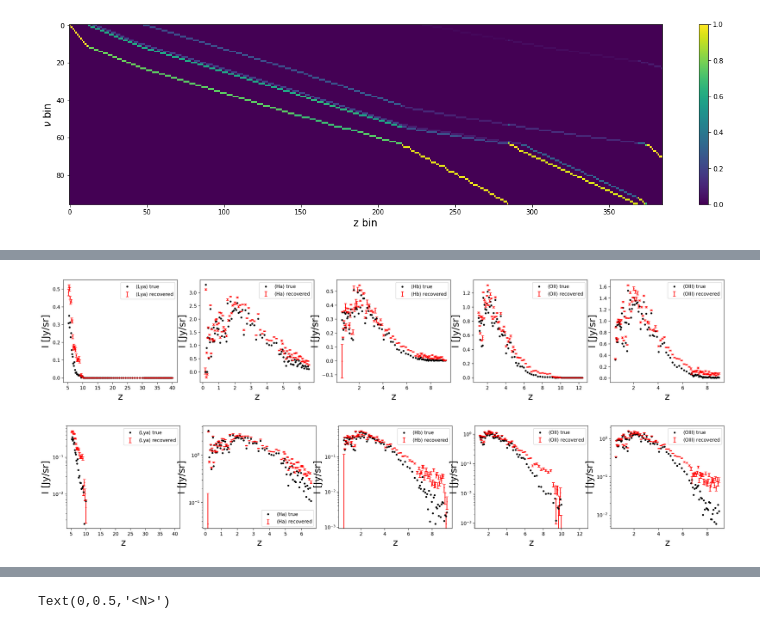
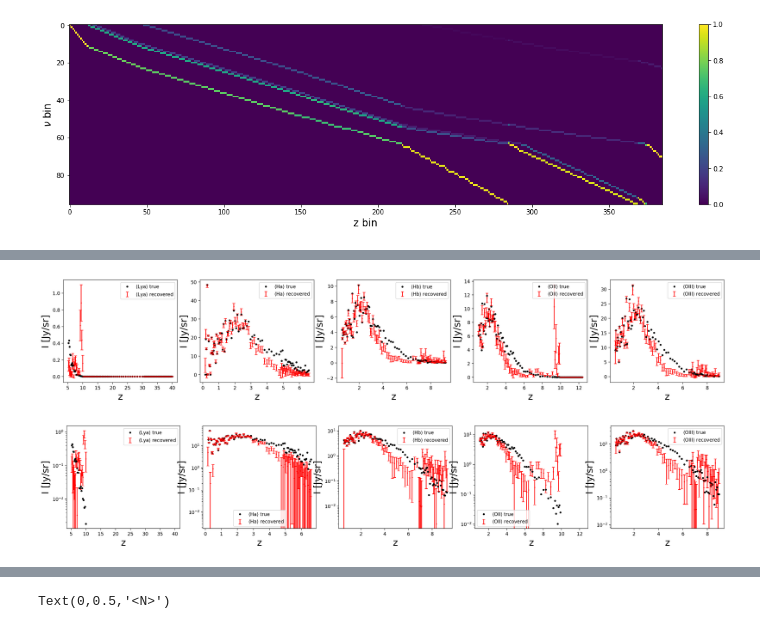
Before and after one commit to yuntingcheng/sim_cii, a Jupyter notebook: sparse_F17.ipynb, the cells around one changed output, grey strips where cells are left out. Drawn from its saved outputs; the diff is of its cells as text; code cells hidden in the pictures.

Commit message:
sparse B17

```diff
--- a/sparse_F17.ipynb
+++ b/sparse_F17.ipynb
@@ -2,14 +2,16 @@
 from sparse_tools_F17 import *
 from survey_params import *
 
-survey_param = spherex_param()
-dth = survey_param.dth
-nu_binedges = survey_param.nu_binedges
-nu_bins = survey_param.nu_bins
+model = 'F17'
+
+sphx_par = spherex_param()
+dth = sphx_par.dth
+nu_binedges = sphx_par.nu_binedges
+nu_bins = sphx_par.nu_bins
 line_use = ['Lya', 'Ha', 'Hb', 'OII', 'OIII']
 
 A, I_norm, z_coords, N_nu, N_z, z_coords_all, z_idx, I_coords_all \
-= sparse_dict(dth, nu_binedges, line_use)
+= sparse_dict(dth, nu_binedges, line_use, model = model)
 # %%
 #
 plt.figure(figsize=(20,5))
@@ -104,18 +106,26 @@ for j in range(len(line_targ_vec)):
 # %%
 N_lc = 1000
 line_targ_vec = line_use
-alpha = 0.01
-sigI = 1
+sigI = 10
 C = 0
 
 N_true, Itrue_all, Itrue_targ \
    = gen_lightcone_toy(N_lc, dth, nu_binedges, z_coords_all, I_coords_all,\
-                       z_idx, line_use, line_targ_vec)
+                       z_idx, line_use, line_targ_vec, model = model)
+Iobs_all = Itrue_all + np.random.normal(0, sigI, Itrue_all.shape) + C
 
-Iobs_all = Itrue_all + np.random.normal(0, sigI, Itrue_all.shape) + C
+alpha = 50
 N_pred = run_lasso(A, I_norm, Iobs_all, alpha)
 _, Ipred_targ = gen_Ipred\
-    (z_coords, N_pred, dth, nu_binedges, line_use, line_targ_vec, verbose = 0)
+    (z_coords, N_pred, dth, nu_binedges, line_use, line_targ_vec, model = model, verbose = 0)
+
+alpha = 50
+sig_cut = 1.
+Iobs_all_dn = Iobs_all.copy()
+Iobs_all_dn[Iobs_all_dn < sig_cut * sigI] = 0
+N_pred_dn = run_lasso(A, I_norm, Iobs_all_dn, alpha)
+_, Ipred_targ_dn = gen_Ipred\
+    (z_coords, N_pred_dn, dth, nu_binedges, line_use, line_targ_vec, model = model, verbose = 0)
 # %%
 #
 nu0_arr = [spec_lines.Lya.to(u.GHz, equivalencies=u.spectral()).value,\
@@ -124,38 +134,40 @@ nu0_arr = [spec_lines.Lya.to(u.GHz, equivalencies=u.spectral()).value,\
            spec_lines.OII.to(u.GHz, equivalencies=u.spectral()).value,\
            spec_lines.OIII.to(u.GHz, equivalencies=u.spectral()).value]
 
 fig, ax = plt.subplots(1,5,figsize=(25,4),dpi=200)
 for jtarg, line_name in enumerate(line_targ_vec):
     nu0 = nu0_arr[jtarg]
-    zbins = nu0 / survey_param.nu_bins - 1
+    zbins = nu0 / sphx_par.nu_bins - 1
     mu = np.mean(Itrue_targ[jtarg,:,:], axis=0)
     ax[jtarg].plot(zbins, mu, 'ko', markersize = 3,\
                   label = r'$\langle$' + line_name + r'$\rangle$ true')
-    mu = np.mean(Ipred_targ[jtarg,:,:], axis=0)
-    sig = np.sqrt(np.mean((Ipred_targ[jtarg,:,:] - Itrue_targ[jtarg,:,:])**2, axis = 0) / N_lc)
+    mu = np.nanmean(Ipred_targ[jtarg,:,:], axis=0)
+    sig = np.sqrt(np.nanmean((Ipred_targ[jtarg,:,:] - Itrue_targ[jtarg,:,:])**2, axis = 0) / \
+             np.sum(~np.isnan(Ipred_targ[jtarg,:,:]), axis = 0))
     ax[jtarg].errorbar(zbins, mu, sig, c = 'r', fmt = 'none', capsize = 3,\
                   label = r'$\langle$' + line_name + r'$\rangle$ recovered')
     ax[jtarg].plot(zbins, mu, 'ro', markersize = 1.5)
     ax[jtarg].legend(loc = 0, fontsize = 10)
     ax[jtarg].set_xlabel('z', fontsize = 20)
     ax[jtarg].set_ylabel('I [Jy/sr]', fontsize = 20)
 
 fig, ax = plt.subplots(1,5,figsize=(25,4),dpi=200)
 for jtarg, line_name in enumerate(line_targ_vec):
     nu0 = nu0_arr[jtarg]
-    zbins = nu0 / survey_param.nu_bins - 1
+    zbins = nu0 / sphx_par.nu_bins - 1
     mu = np.mean(Itrue_targ[jtarg,:,:], axis=0)
     ax[jtarg].plot(zbins, mu, 'ko', markersize = 3,\
                   label = r'$\langle$' + line_name + r'$\rangle$ true')
-    mu = np.mean(Ipred_targ[jtarg,:,:], axis=0)
-    sig = np.sqrt(np.mean((Ipred_targ[jtarg,:,:] - Itrue_targ[jtarg,:,:])**2, axis = 0) / N_lc)
+    mu = np.nanmean(Ipred_targ[jtarg,:,:], axis=0)
+    sig = np.sqrt(np.nanmean((Ipred_targ[jtarg,:,:] - Itrue_targ[jtarg,:,:])**2, axis = 0) / \
+             np.sum(~np.isnan(Ipred_targ[jtarg,:,:]), axis = 0))
     ax[jtarg].errorbar(zbins, mu, sig, c = 'r', fmt = 'none', capsize = 3,\
                   label = r'$\langle$' + line_name + r'$\rangle$ recovered')
     ax[jtarg].plot(zbins, mu, 'ro', markersize = 1.5)
     ax[jtarg].legend(loc = 0, fontsize = 10)
     ax[jtarg].set_xlabel('z', fontsize = 20)
     ax[jtarg].set_ylabel('I [Jy/sr]', fontsize = 20)
     ax[jtarg].set_yscale('log')
 # %% [output]
-[figure, old version]
+[figure, new version]
-[figure, old version]
+[figure, new version]
```
Also changed, not shown: parts of 22 cells of this notebook, 9 other files.
